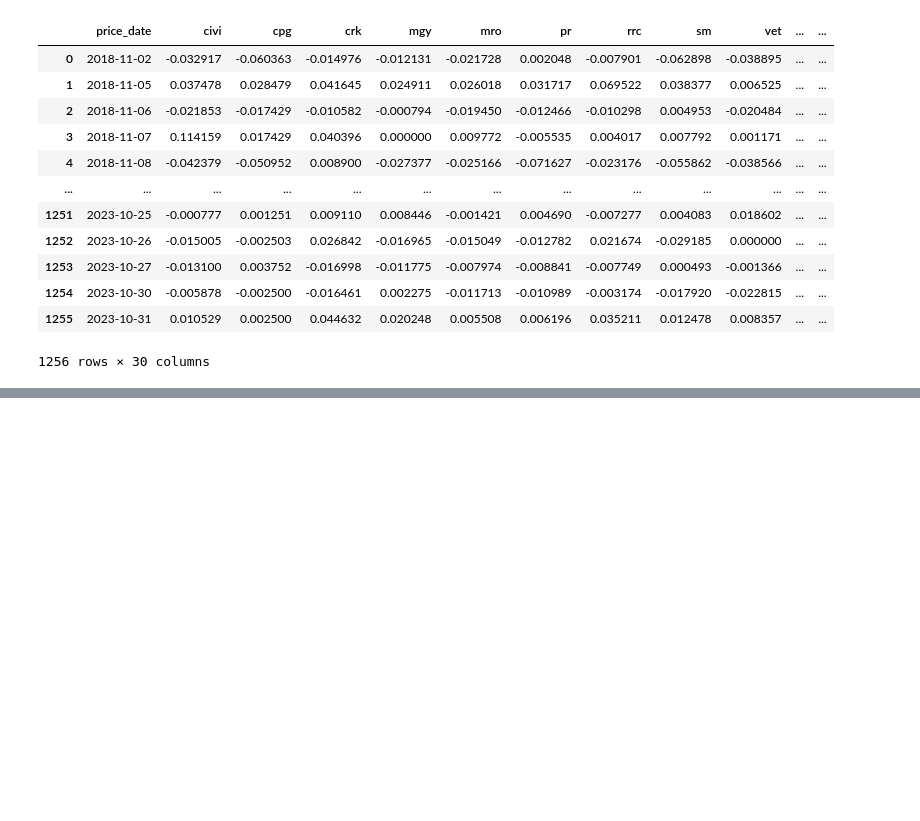
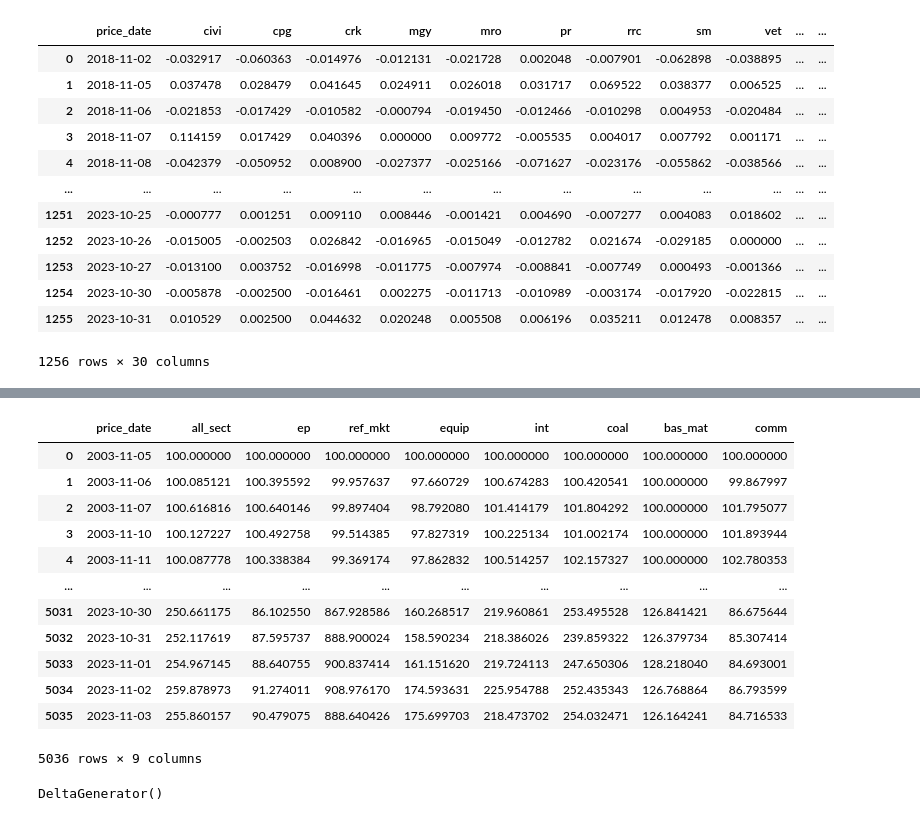
Before and after one commit to boatjones/Portfolio_Application, a Jupyter notebook: src/mc_sim_test.ipynb, the cells around one changed output, grey strips where cells are left out. Saved outputs shown, nothing was run; the diff lists cells and outputs as text; code cells hidden in the pictures; blank space fills up the shorter version.

```diff
--- a/src/mc_sim_test.ipynb
+++ b/src/mc_sim_test.ipynb
@@ -322,0 +388,23 @@ log_returns_df
+# %%
+ndx_vals
+# %% [output]
+|  | price_date | all_sect | ep | ref_mkt | equip | int | coal | bas_mat | comm |
+| 0 | 2003-11-05 | 100.000000 | 100.000000 | 100.000000 | 100.000000 | 100.000000 | 100.000000 | 100.000000 | 100.000000 |
+| 1 | 2003-11-06 | 100.085121 | 100.395592 | 99.957637 | 97.660729 | 100.674283 | 100.420541 | 100.000000 | 99.867997 |
+| 2 | 2003-11-07 | 100.616816 | 100.640146 | 99.897404 | 98.792080 | 101.414179 | 101.804292 | 100.000000 | 101.795077 |
+| 3 | 2003-11-10 | 100.127227 | 100.492758 | 99.514385 | 97.827319 | 100.225134 | 101.002174 | 100.000000 | 101.893944 |
+| 4 | 2003-11-11 | 100.087778 | 100.338384 | 99.369174 | 97.862832 | 100.514257 | 102.157327 | 100.000000 | 102.780353 |
+| ... | ... | ... | ... | ... | ... | ... | ... | ... | ... |
+| 5031 | 2023-10-30 | 250.661175 | 86.102550 | 867.928586 | 160.268517 | 219.960861 | 253.495528 | 126.841421 | 86.675644 |
+| 5032 | 2023-10-31 | 252.117619 | 87.595737 | 888.900024 | 158.590234 | 218.386026 | 239.859322 | 126.379734 | 85.307414 |
+| 5033 | 2023-11-01 | 254.967145 | 88.640755 | 900.837414 | 161.151620 | 219.724113 | 247.650306 | 128.218040 | 84.693001 |
+| 5034 | 2023-11-02 | 259.878973 | 91.274011 | 908.976170 | 174.593631 | 225.954788 | 252.435343 | 126.768864 | 86.793599 |
+| 5035 | 2023-11-03 | 255.860157 | 90.479075 | 888.640426 | 175.699703 | 218.473702 | 254.032471 | 126.164241 | 84.716533 |
+5036 rows × 9 columns
+# %%
+# Write index table to database
+tablename = "ndx_vals"
+db.alc_df_2_db(ndx_vals, tablename)
+st.success("Index table 'ndx_vals' written to database")
+# %% [output]
+DeltaGenerator()
```
Also changed, not shown: parts of 2 cells of this notebook, 3 other files.
